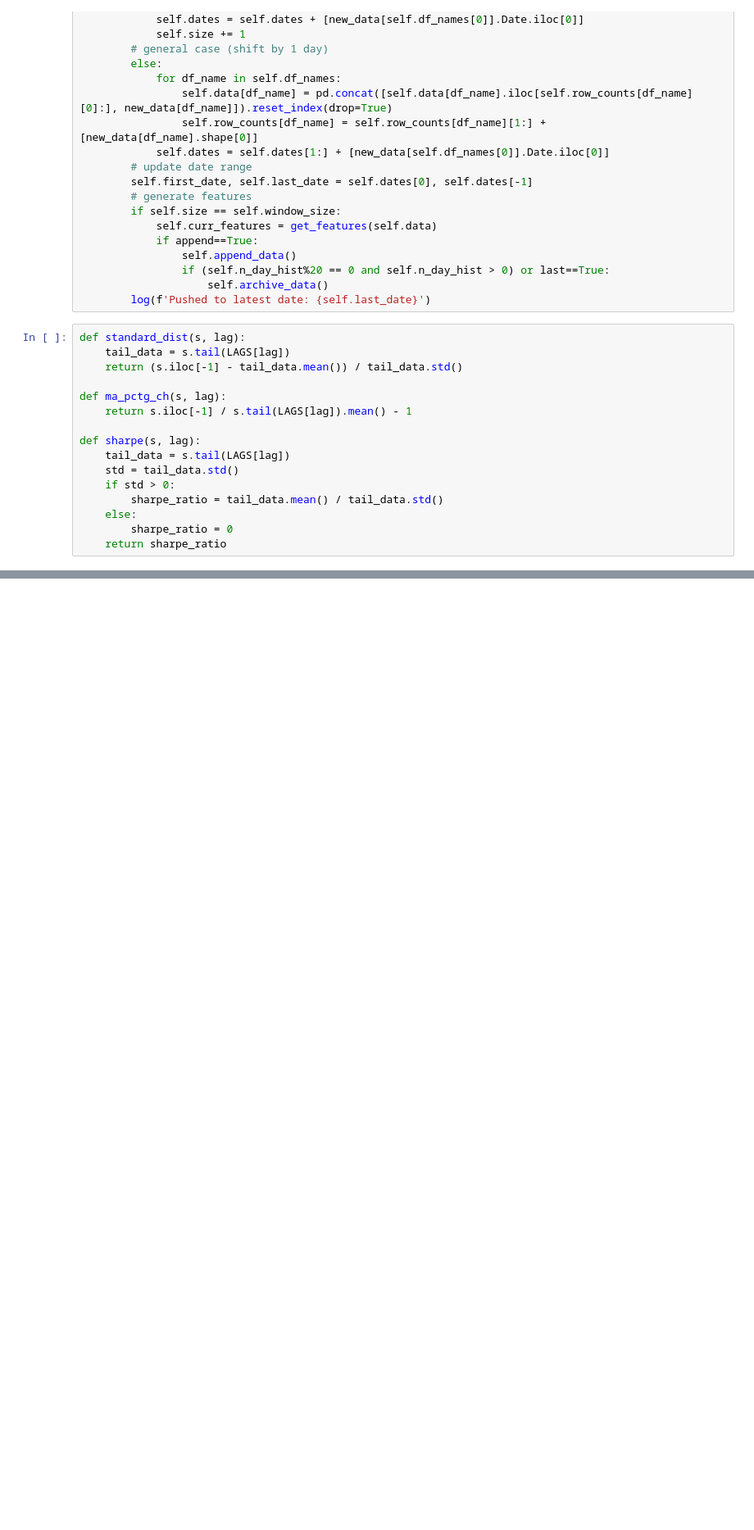
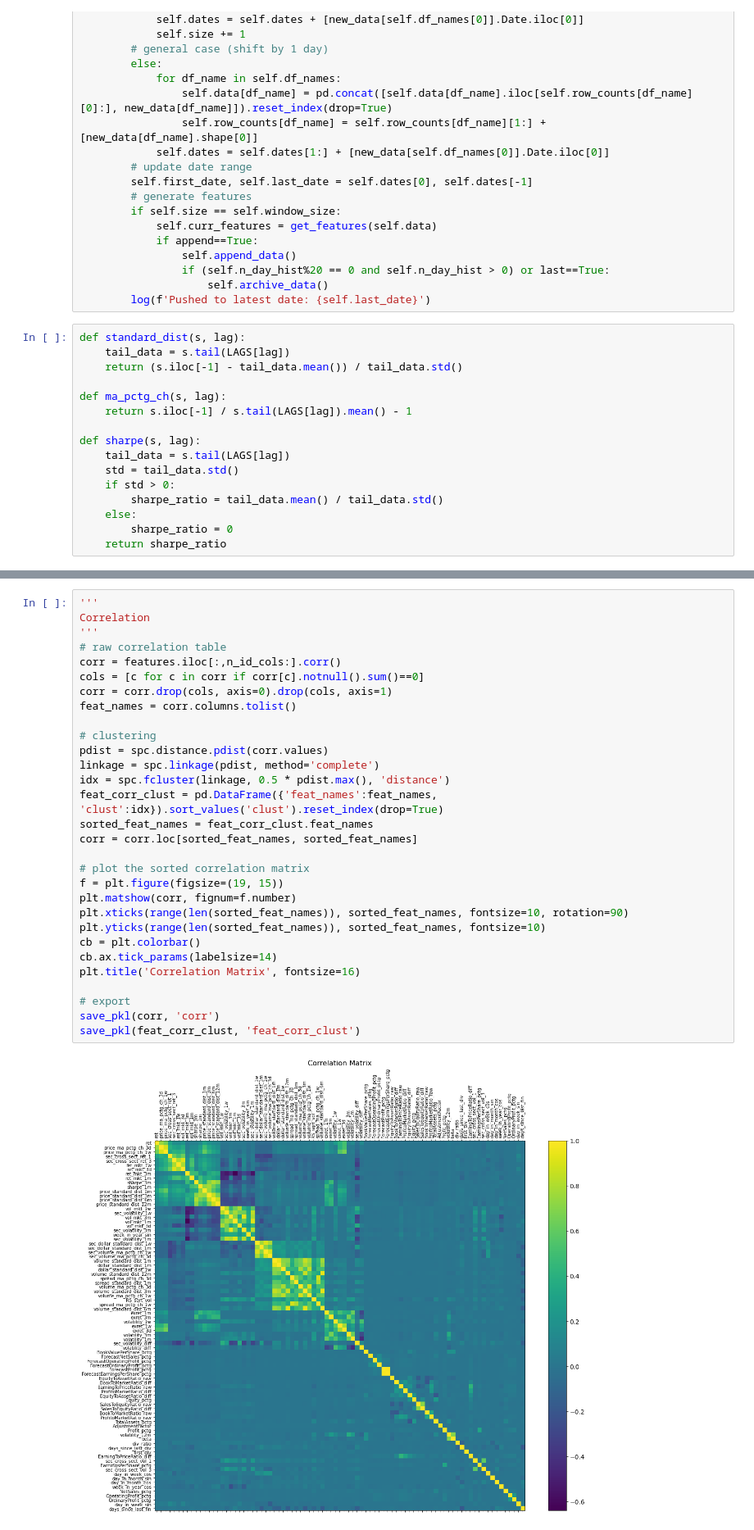
Before and after one commit to calebyung/JPX-Tokyo-Stock-Exchange-Prediction, a Jupyter notebook: jpx-feature-engineering.ipynb, the cells around one changed output, grey strips where cells are left out. Shown at 82% size. Saved outputs shown, nothing was run; the diff lists cells and outputs as text; blank space fills up the shorter version.

```diff
--- a/jpx-feature-engineering.ipynb
+++ b/jpx-feature-engineering.ipynb
@@ -357,0 +387,32 @@ Wall time: 4h 26min 40s
+# %%
+'''
+Correlation
+'''
+# raw correlation table
+corr = features.iloc[:,n_id_cols:].corr()
+cols = [c for c in corr if corr[c].notnull().sum()==0]
+corr = corr.drop(cols, axis=0).drop(cols, axis=1)
+feat_names = corr.columns.tolist()
+
+# clustering
+pdist = spc.distance.pdist(corr.values)
+linkage = spc.linkage(pdist, method='complete')
+idx = spc.fcluster(linkage, 0.5 * pdist.max(), 'distance')
+feat_corr_clust = pd.DataFrame({'feat_names':feat_names, 'clust':idx}).sort_values('clust').reset_index(drop=True)
+sorted_feat_names = feat_corr_clust.feat_names
+corr = corr.loc[sorted_feat_names, sorted_feat_names]
+
+# plot the sorted correlation matrix
+f = plt.figure(figsize=(19, 15))
+plt.matshow(corr, fignum=f.number)
+plt.xticks(range(len(sorted_feat_names)), sorted_feat_names, fontsize=10, rotation=90)
+plt.yticks(range(len(sorted_feat_names)), sorted_feat_names, fontsize=10)
+cb = plt.colorbar()
+cb.ax.tick_params(labelsize=14)
+plt.title('Correlation Matrix', fontsize=16)
+
+# export
+save_pkl(corr, 'corr')
+save_pkl(feat_corr_clust, 'feat_corr_clust')
+# %% [output]
+[figure, added]
```
Also changed, not shown: parts of 5 cells of this notebook.
